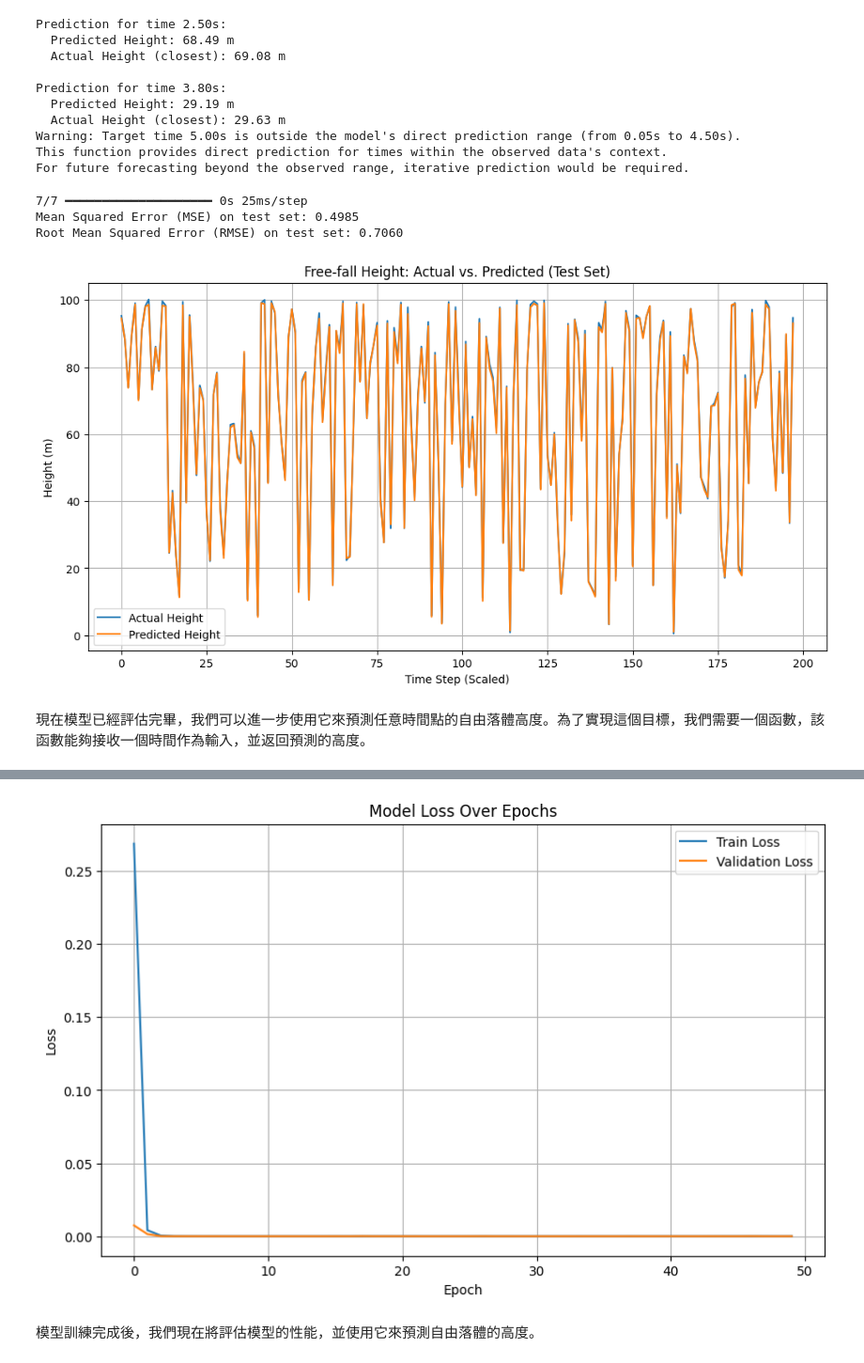
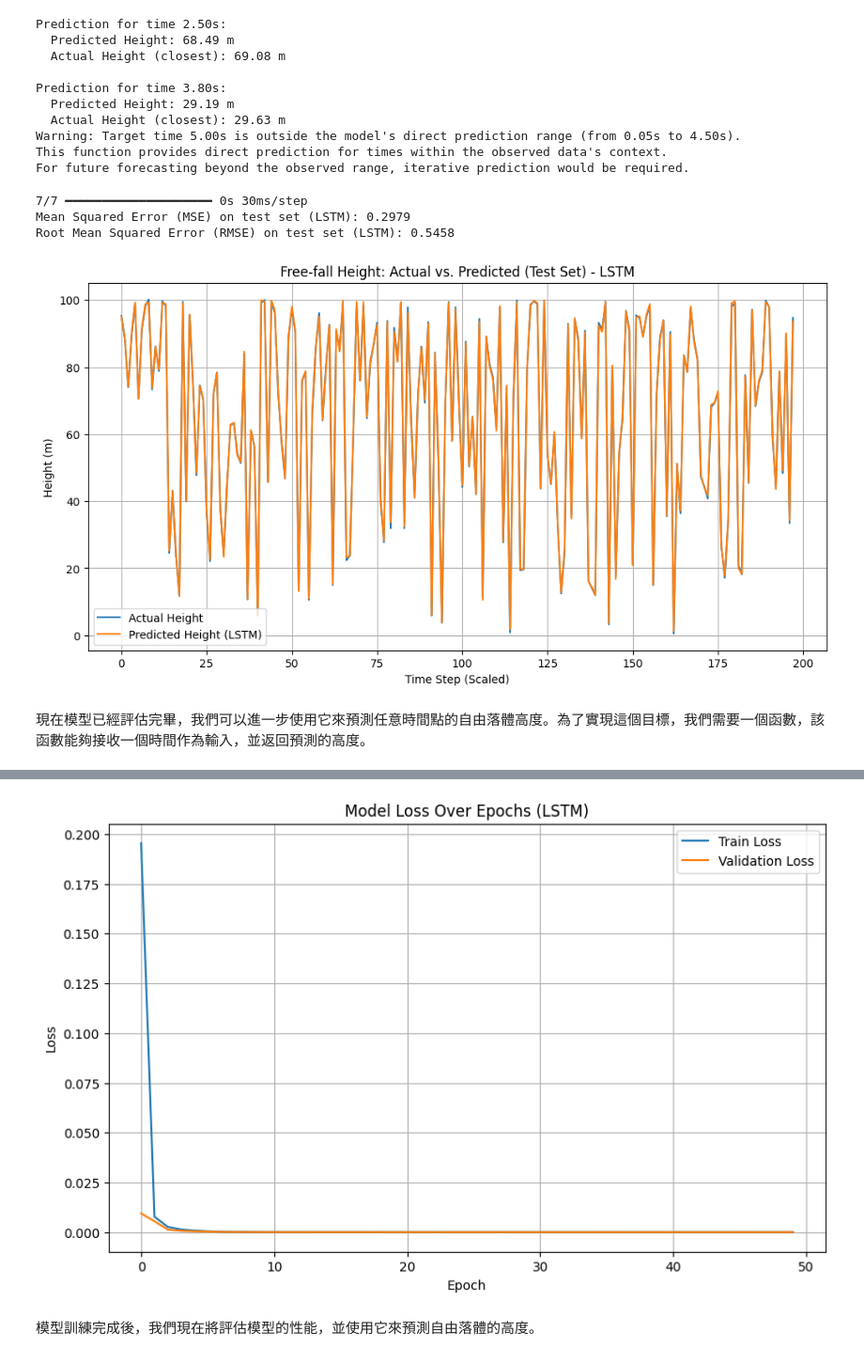
Before and after one commit to twyeh/university-physics, a Jupyter notebook: 自由落體的RNN模型.ipynb, the cells around one changed output, grey strips where cells are left out. Shown at 94% size. Saved outputs shown, nothing was run; the diff lists cells and outputs as text; code cells hidden in the pictures.

```diff
--- a/自由落體的RNN模型.ipynb
+++ b/自由落體的RNN模型.ipynb
@@ -250,38 +334,38 @@ y_test_original = scaler.inverse_transform(y_test.reshape(-1, 1))
 y_pred_original = scaler.inverse_transform(y_pred_scaled)
 
 # Calculate evaluation metrics
-mse = mean_squared_error(y_test_original, y_pred_original)
-rmse = np.sqrt(mse)
+mse_lstm = mean_squared_error(y_test_original, y_pred_original)
+rmse_lstm = np.sqrt(mse_lstm)
 
-print(f"Mean Squared Error (MSE) on test set: {mse:.4f}")
-print(f"Root Mean Squared Error (RMSE) on test set: {rmse:.4f}")
+print(f"Mean Squared Error (MSE) on test set (LSTM): {mse_lstm:.4f}")
+print(f"Root Mean Squared Error (RMSE) on test set (LSTM): {rmse_lstm:.4f}")
 
 # Visualize actual vs. predicted values
 plt.figure(figsize=(12, 6))
 plt.plot(y_test_original, label='Actual Height')
-plt.plot(y_pred_original, label='Predicted Height')
-plt.title('Free-fall Height: Actual vs. Predicted (Test Set)')
+plt.plot(y_pred_original, label='Predicted Height (LSTM)')
+plt.title('Free-fall Height: Actual vs. Predicted (Test Set) - LSTM')
 plt.xlabel('Time Step (Scaled)')
 plt.ylabel('Height (m)')
 plt.legend()
 plt.grid(True)
 plt.show()
 # %% [output]
-7/7 ━━━━━━━━━━━━━━━━━━━━ 0s 25ms/step
-Mean Squared Error (MSE) on test set: 0.4985
-Root Mean Squared Error (RMSE) on test set: 0.7060
+7/7 ━━━━━━━━━━━━━━━━━━━━ 0s 30ms/step
+Mean Squared Error (MSE) on test set (LSTM): 0.2979
+Root Mean Squared Error (RMSE) on test set (LSTM): 0.5458
-[figure, old version]
+[figure, new version]
 # %% [markdown]
 現在模型已經評估完畢，我們可以進一步使用它來預測任意時間點的自由落體高度。為了實現這個目標，我們需要一個函數，該函數能夠接收一個時間作為輸入，並返回預測的高度。
 # %%
-from tensorflow.keras.layers import SimpleRNN, Dense, Input
+from tensorflow.keras.layers import LSTM, Dense, Input
 
-# 3. Build and Train the SimpleRNN Model
+# 3. Build and Train the LSTM Model (replacing SimpleRNN)
 
-# Define the SimpleRNN model
+# Define the LSTM model
 model = Sequential()
 model.add(Input(shape=(look_back, 1))) # Use Input layer explicitly to avoid UserWarning
-model.add(SimpleRNN(units=50, activation='relu'))
+model.add(LSTM(units=50, activation='relu')) # Changed from SimpleRNN to LSTM
 model.add(Dense(units=1))
 
 # Compile the model
@@ -290,13 +374,13 @@ model.compile(optimizer='adam', loss='mean_squared_error')
 # Train the model
 history = model.fit(X_train, y_train, epochs=50, batch_size=32, validation_split=0.1, verbose=1)
 
-print("Model training complete.")
+print("Model training complete with LSTM.")
 
 # Plot training history
 plt.figure(figsize=(10, 6))
 plt.plot(history.history['loss'], label='Train Loss')
 plt.plot(history.history['val_loss'], label='Validation Loss')
-plt.title('Model Loss Over Epochs')
+plt.title('Model Loss Over Epochs (LSTM)')
 plt.xlabel('Epoch')
 plt.ylabel('Loss')
 plt.legend()
@@ -323,4 +407,4 @@ Model training complete.
-[figure, old version]
+[figure, new version]
 # %% [markdown]
 模型訓練完成後，我們現在將評估模型的性能，並使用它來預測自由落體的高度。
 # %%
```
Also changed, not shown: parts of 4 cells of this notebook.
